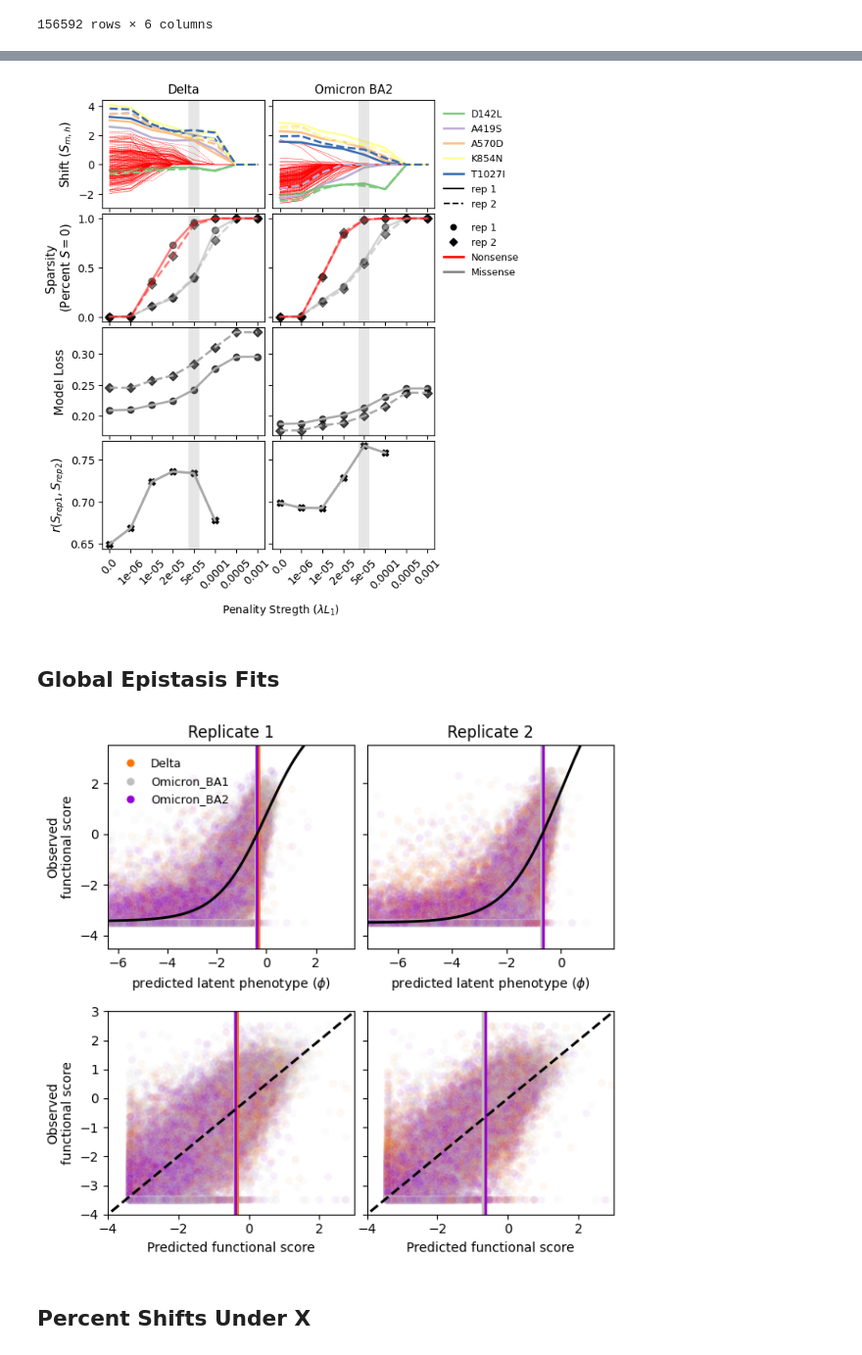
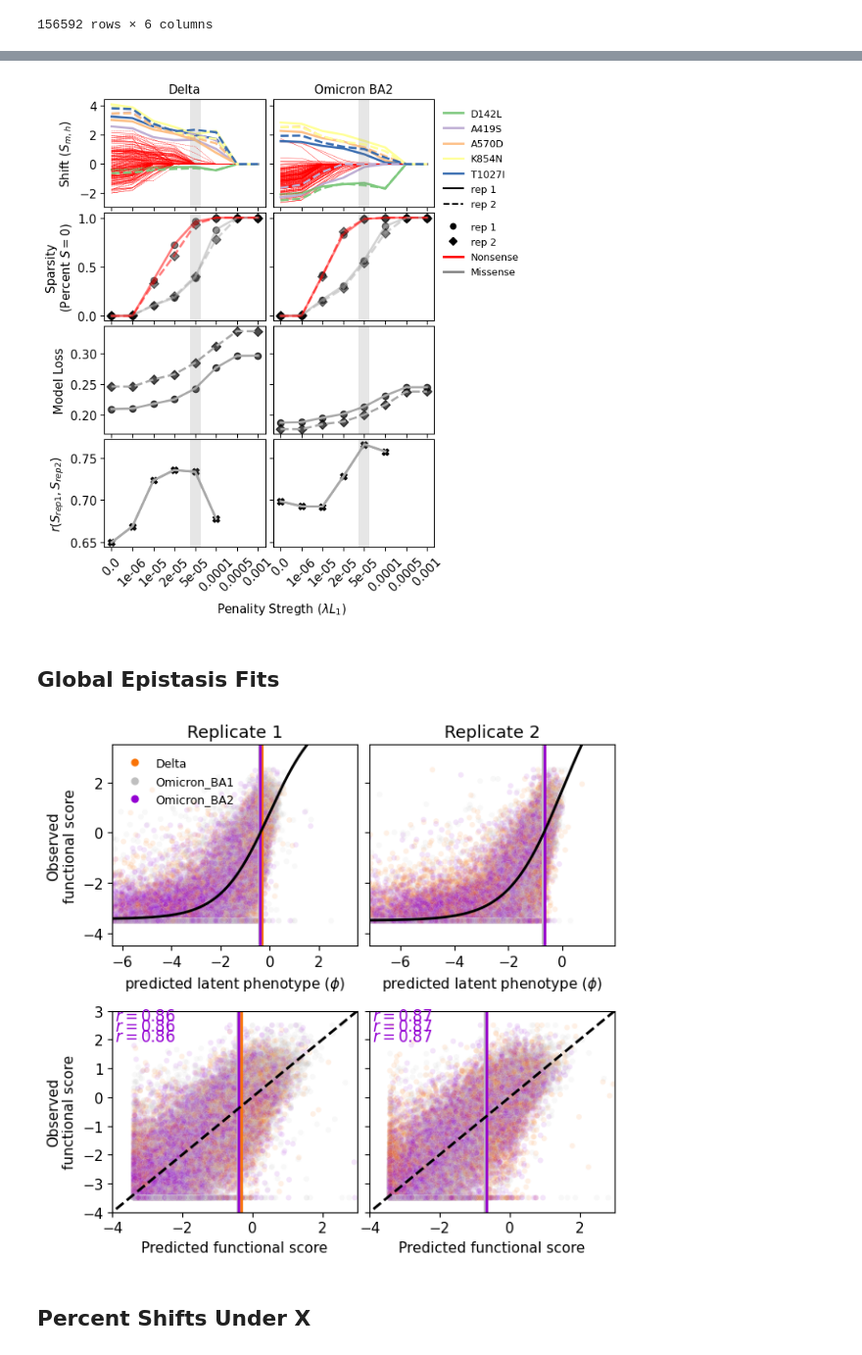
Before and after one commit to matsengrp/SARS-CoV-2_spike_multidms, a Jupyter notebook: notebooks/manuscript-figures.ipynb, the cells around one changed output, grey strips where cells are left out. Shown at 98% size. Saved outputs shown, nothing was run; the diff lists cells and outputs as text; code cells hidden in the pictures.

Commit message:
updated figures

```diff
--- a/notebooks/manuscript-figures.ipynb
+++ b/notebooks/manuscript-figures.ipynb
@@ -32,13 +32,13 @@ import seaborn as sns
 # %%
 # plt.rcParams.keys()
 # %%
-# rc_kwargs = {
-#     'legend.frameon': False,
-#     "font.size" : 10,
-#     "font.weight" : "normal"
-# }
+rc_kwargs = {
+    'legend.frameon': False,
+    "font.size" : 11,
+    "font.weight" : "normal"
+}
 
-# plt.rcParams.update(**rc_kwargs)
+plt.rcParams.update(**rc_kwargs)
 # %%
 OUTDIR = "../results/manuscript_figures/"
 if not os.path.exists(OUTDIR): os.mkdir(OUTDIR)
@@ -613,7 +613,7 @@ fig.savefig(f"{OUTDIR}/{saveas}.pdf")
 fig.savefig(f"{OUTDIR}/{saveas}.png")
 plt.show()
 # %% [output]
-[figure, old version]
+[figure, new version]
 # %% [markdown]
 ## Global Epistasis Fits
 # %%
@@ -652,8 +652,9 @@ for replicate, data in replicate_data.items():
         palette=model.data.condition_colors,
         ax=iter_ax,
         legend=False,
-        alpha=0.05,
-        lw=2
+        size=5,
+        alpha=0.1,
+        lw=3
     )
 
     for condition, values in data["wildtype_df"].iterrows():
@@ -677,6 +678,8 @@ for replicate, data in replicate_data.items():
 row=1
 for replicate, data in replicate_data.items():
 
+
+
     iter_ax = ax[row, replicate]
     sns.scatterplot(
         data=data["variants_df"].sample(frac=0.5),
@@ -686,7 +689,8 @@ for replicate, data in replicate_data.items():
         palette=model.data.condition_colors,
         ax=iter_ax,
         legend=False,
-        alpha=0.05
+        size=5,
+        alpha=0.1
     )
 
     for condition, values in data["wildtype_df"].iterrows():
@@ -701,34 +705,49 @@ for replicate, data in replicate_data.items():
     ylb, yub = [-1, 1] + np.quantile(data["variants_df"].corrected_func_score, [0.05, 1.0])
 
     iter_ax.plot([ylb, yub], [ylb, yub], "k--", lw=2)
     iter_ax.set_xlim([-4, 3])
     iter_ax.set_ylim([-4, 3])
     iter_ax.set_ylabel("Observed\nfunctional score")
     iter_ax.set_xlabel("Predicted functional score")
+
+    start_y = 0.95
+    for c, cdf in data["variants_df"].groupby("condition"):
+        r = pearsonr(
+            data["variants_df"]["predicted_func_score"],
+            data["variants_df"]["corrected_func_score"]
+        )[0]
+        iter_ax.annotate(
+            f"$r = {r:.2f}$",
+            (0.01, start_y),
+            xycoords="axes fraction",
+            fontsize=12,
+            c=model.data.condition_colors[condition],
+        )
+        start_y += -0.05
 
 
 elements = [
     mlines.Line2D([], [], color=color, marker='o', linestyle='None',markersize=5, label=condition)
     for condition, color in replicate_data[0]["condition_colors"].items()
 ]
 
 
 ax[0, 0].legend(
     handles=elements,
     bbox_to_anchor = (0., .99),
     loc='upper left',
     frameon=False,
     fontsize=9
 )
 
 
 plt.tight_layout()
 fig.subplots_adjust(wspace=0.05)
 fig.savefig(f"{OUTDIR}/{saveas}.pdf")
 fig.savefig(f"{OUTDIR}/{saveas}.png")
 plt.show()
 # %% [output]
-[figure, old version]
+[figure, new version]
 # %% [markdown]
 ## Percent Shifts Under X
 # %%
```
Also changed, not shown: parts of 5 cells of this notebook, 7 other files.
